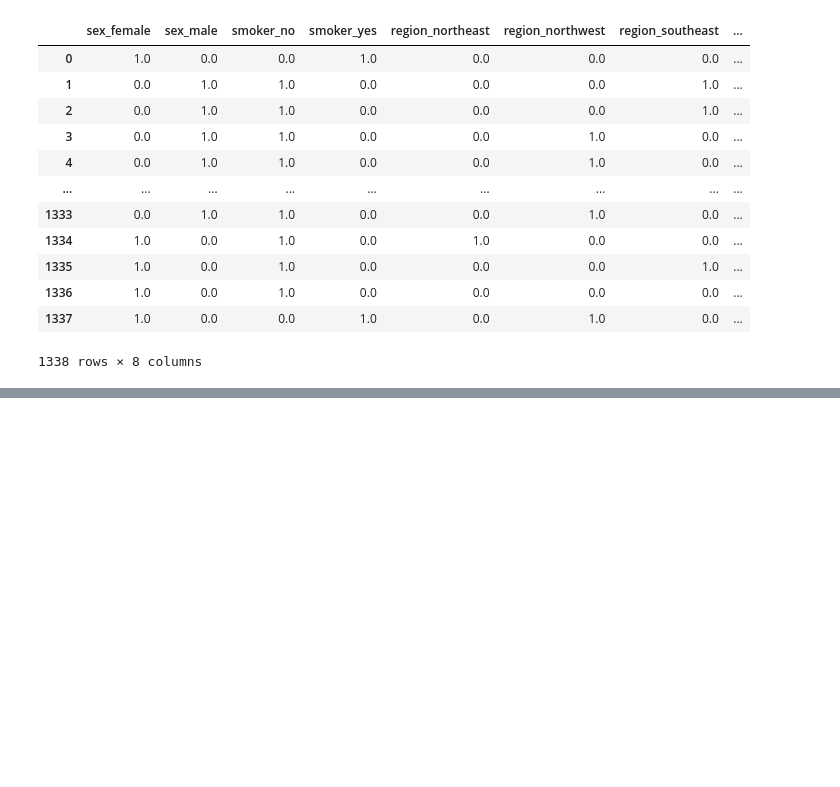
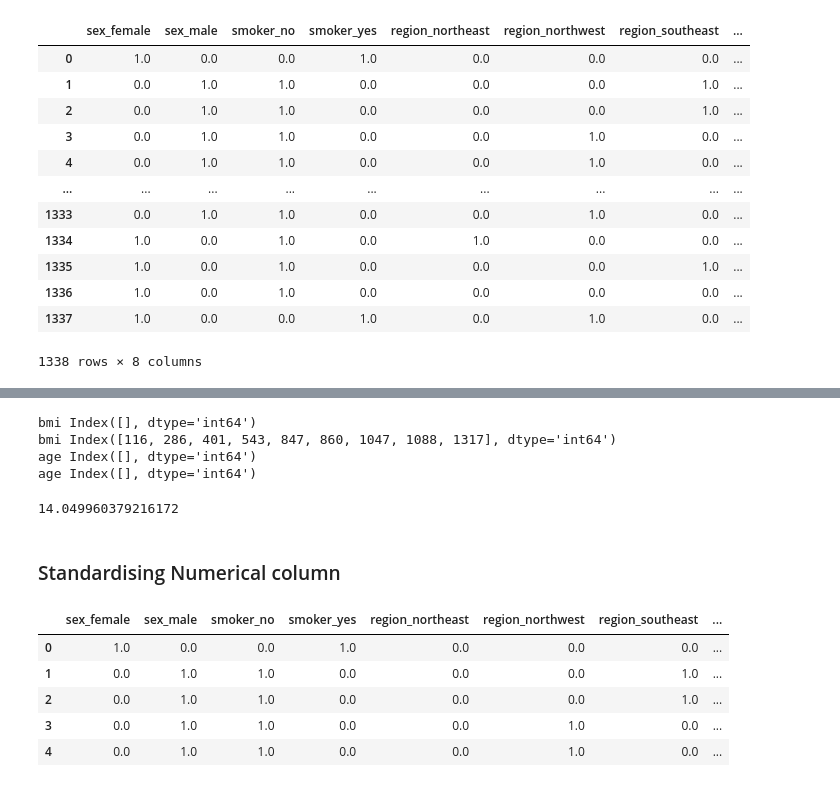
Before and after one commit to PavithK/PES_SEM1_Python, a Jupyter notebook: Machine_learning_1/ML1_ses2_020225.ipynb, the cells around one changed output, grey strips where cells are left out. Drawn from its saved outputs; the diff is of its cells as text; code cells hidden in the pictures; blank space fills up the shorter version.

```diff
--- a/Machine_learning_1/ML1_ses2_020225.ipynb
+++ b/Machine_learning_1/ML1_ses2_020225.ipynb
@@ -56,0 +99,2 @@ df_encoded
+# %%
+insurance_new = insurance
@@ -56,0 +117,44 @@ df_encoded
+# %%
+# Feeding numerical value will provide lower whisker and upper whisker
+def get_whisker_value(num_data):
+    q3 = num_data.quantile(0.75)
+    q1 = num_data.quantile(0.25)
+    iqr = q3-q1
+    lw = q1 - 1.5*iqr
+    uw = q3 + 1.5*iqr
+    return lw,uw
+# %%
+for col in ['bmi','age']:
+    lw, uw = get_whisker_value(insurance[col])
+    rows_indexes_below_lw = insurance[insurance[col] < lw].index
+    insurance_new.loc[rows_indexes_below_lw, col] = lw
+
+    rows_indexes_above_uw = insurance[insurance[col] > uw].index
+    insurance_new.loc[rows_indexes_above_uw, col] = uw
+    print(col,rows_indexes_below_lw)
+    print(col,rows_indexes_above_uw)
+    #print(col, lw, uw)
+# %% [output]
+bmi Index([], dtype='int64')
+bmi Index([116, 286, 401, 543, 847, 860, 1047, 1088, 1317], dtype='int64')
+age Index([], dtype='int64')
+age Index([], dtype='int64')
+# %%
+insurance['age'].std()
+# %% [output]
+14.049960379216172
+# %% [markdown]
+### Standardising Numerical column
+# %%
+data_prepared = pd.concat([
+    df_encoded,
+    insurance_new[['age','bmi','children']]
+],axis=1)
+data_prepared.head()
+# %% [output]
+|  | sex_female | sex_male | smoker_no | smoker_yes | region_northeast | region_northwest | region_southeast | ... |
+| 0 | 1.0 | 0.0 | 0.0 | 1.0 | 0.0 | 0.0 | 0.0 | ... |
+| 1 | 0.0 | 1.0 | 1.0 | 0.0 | 0.0 | 0.0 | 1.0 | ... |
+| 2 | 0.0 | 1.0 | 1.0 | 0.0 | 0.0 | 0.0 | 1.0 | ... |
+| 3 | 0.0 | 1.0 | 1.0 | 0.0 | 0.0 | 1.0 | 0.0 | ... |
+| 4 | 0.0 | 1.0 | 1.0 | 0.0 | 0.0 | 1.0 | 0.0 | ... |
```
Also changed, not shown: parts of 9 cells of this notebook, 1 other file.
